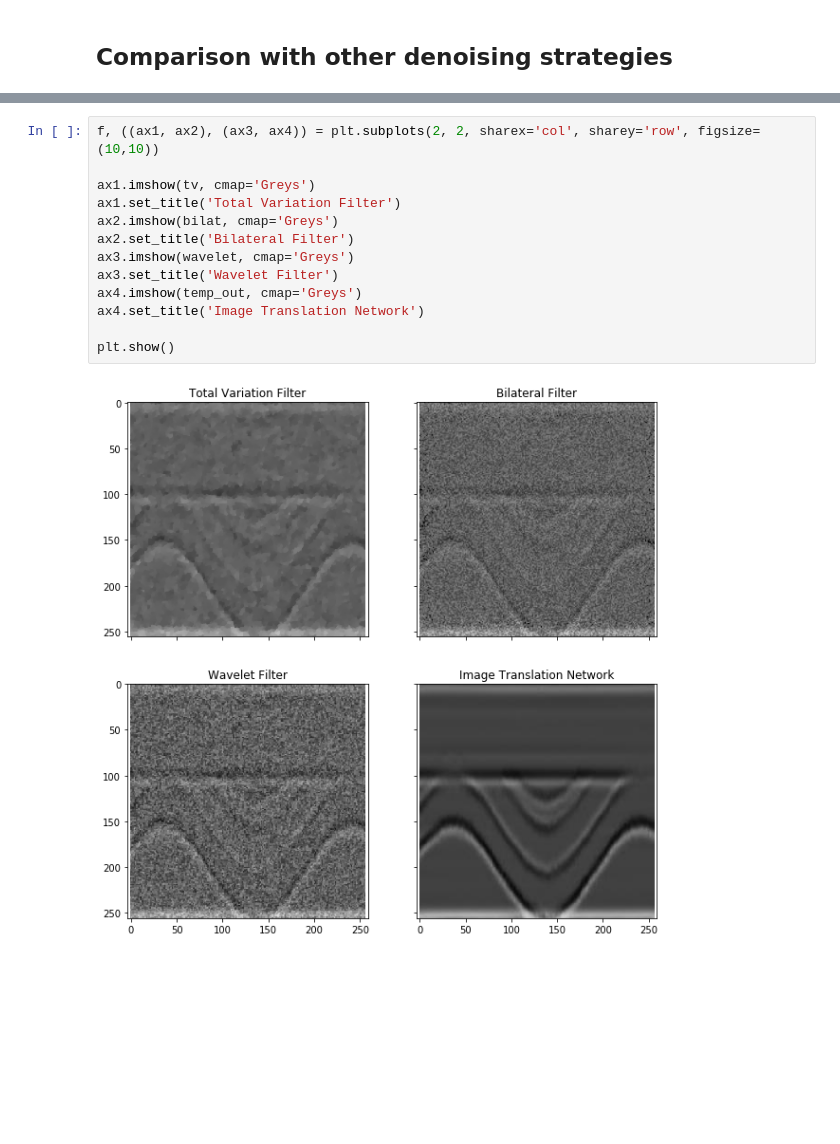
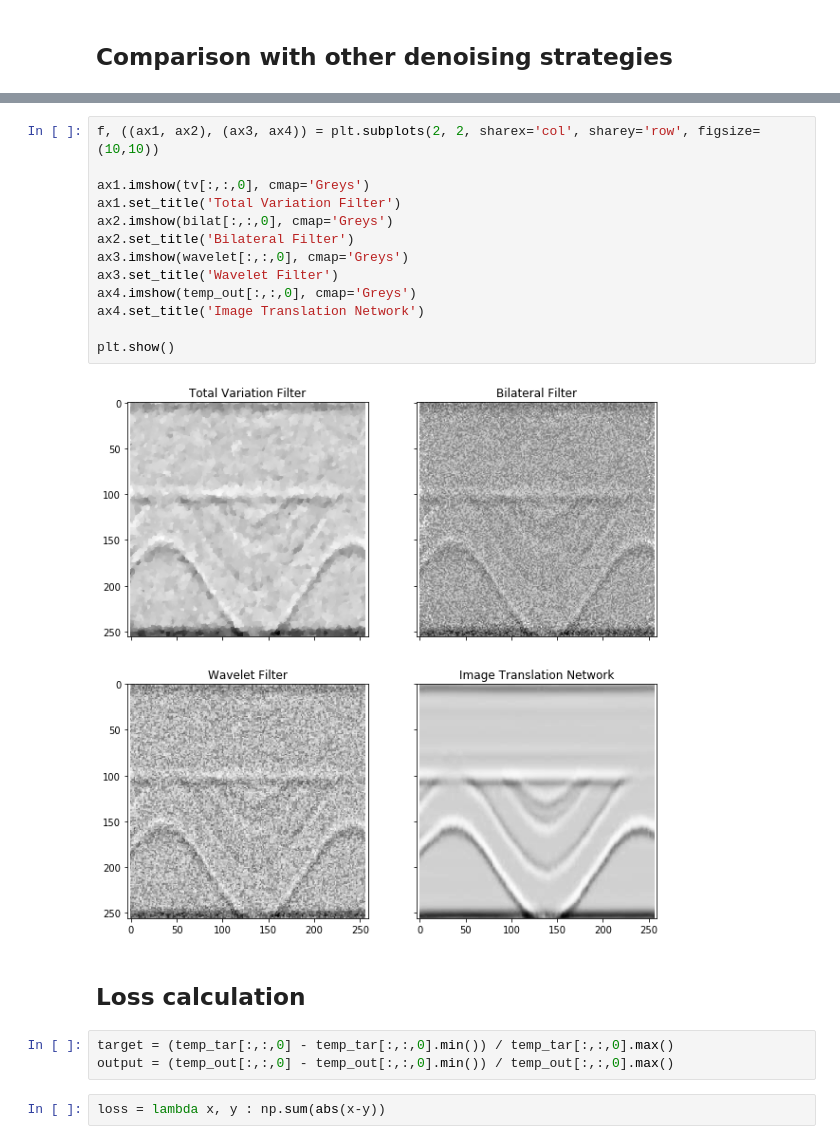
Before and after one commit to dkgupta90/cseg-imXlate, a Jupyter notebook: evaluation/loss_eval.ipynb, the cells around one changed output, grey strips where cells are left out. Cells and saved outputs as stored; diff of their text form; blank space fills up the shorter version.

```diff
--- a/evaluation/loss_eval.ipynb
+++ b/evaluation/loss_eval.ipynb
@@ -47,15 +48,22 @@ Wall time: 10.2 s
 # %%
 f, ((ax1, ax2), (ax3, ax4)) = plt.subplots(2, 2, sharex='col', sharey='row', figsize=(10,10))
 
-ax1.imshow(tv, cmap='Greys')
+ax1.imshow(tv[:,:,0], cmap='Greys')
 ax1.set_title('Total Variation Filter')
-ax2.imshow(bilat, cmap='Greys')
+ax2.imshow(bilat[:,:,0], cmap='Greys')
 ax2.set_title('Bilateral Filter')
-ax3.imshow(wavelet, cmap='Greys')
+ax3.imshow(wavelet[:,:,0], cmap='Greys')
 ax3.set_title('Wavelet Filter')
-ax4.imshow(temp_out, cmap='Greys')
+ax4.imshow(temp_out[:,:,0], cmap='Greys')
 ax4.set_title('Image Translation Network')
 
 plt.show()
 # %% [output]
-[figure, old version]
+[figure, new version]
+# %% [markdown]
+## Loss calculation
+# %%
+target = (temp_tar[:,:,0] - temp_tar[:,:,0].min()) / temp_tar[:,:,0].max()
+output = (temp_out[:,:,0] - temp_out[:,:,0].min()) / temp_out[:,:,0].max()
+# %%
+loss = lambda x, y : np.sum(abs(x-y))
```
Also changed, not shown: parts of 4 cells of this notebook.
